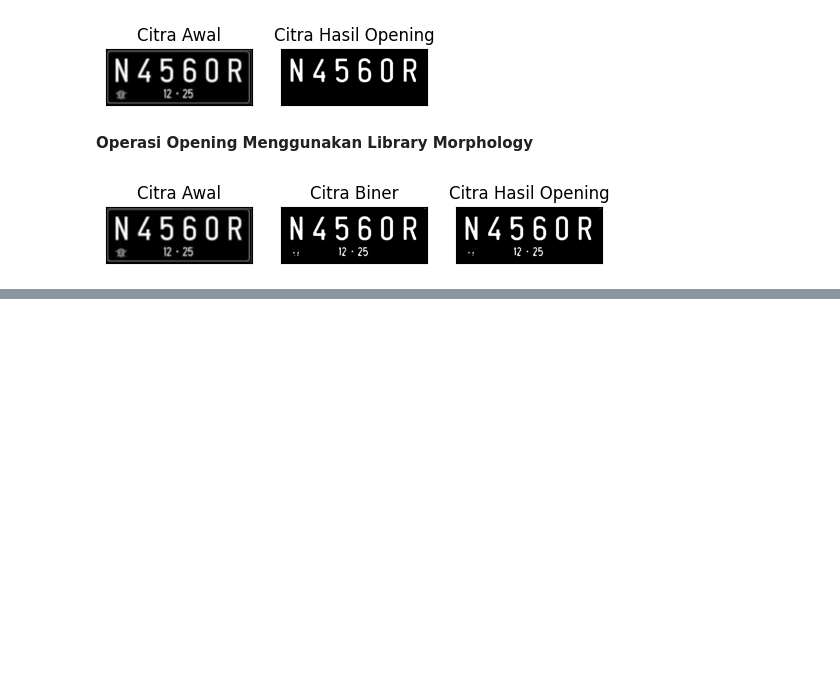
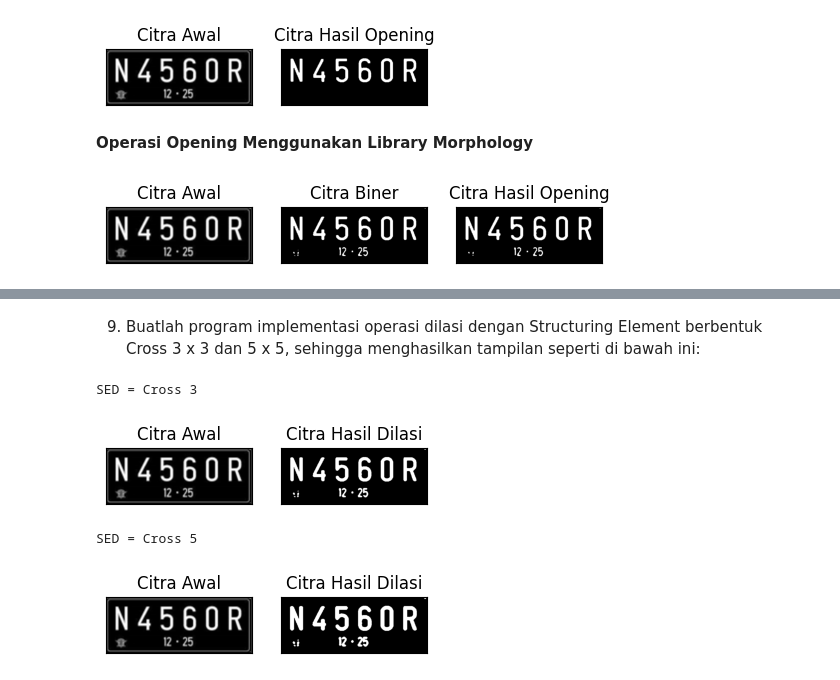
Before and after one commit to RizqiRHuda/PVCK_Semester5, a Jupyter notebook: week8.ipynb, the cells around one changed output, grey strips where cells are left out. Drawn from its saved outputs; the diff is of its cells as text; code cells hidden in the pictures; blank space fills up the shorter version.

```diff
--- a/week8.ipynb
+++ b/week8.ipynb
@@ -171,0 +251,62 @@ plt.show()
+# %% [markdown]
+9. Buatlah program implementasi operasi dilasi dengan Structuring Element berbentuk Cross 3 x 3  dan 5 x 5, sehingga menghasilkan tampilan seperti di bawah ini:
+# %%
+
+import cv2
+import numpy as np
+import matplotlib.pyplot as plt
+
+# Dilasi Cross SED nilai w tidak otomatis menjadi SED (kernel)
+def dilasi_citra(F, w, SED):
+    p, q = F.shape
+    imgD = np.zeros((p, q), dtype=np.uint8)
+    constant1 = (w - 1) // 2
+
+    for i in range(constant1, p - constant1):
+        for j in range(constant1, q - constant1):
+            temp = F[i - constant1:i + constant1 + 1, j - constant1:j + constant1 + 1]
+            product = temp * SED
+            imgD[i, j] = np.max(product)
+
+    return imgD
+
+# SED = Cross 3
+SED_3 = np.array([[0, 1, 0], [1, 1, 1], [0, 1, 0]], dtype=np.uint8)
+
+print('SED = Cross 3')
+
+img_d = cv2.imread('/content/drive/MyDrive/img_python/content/img_week8/plat nomer.jpg',0)
+ret, thresh = cv2.threshold(img_d, 127, 225, cv2.THRESH_BINARY)
+w = 3
+imgD = dilasi_citra(thresh, w, SED_3)
+
+plt.subplot(131), plt.imshow(img_d, cmap='gray')
+plt.title('Citra Awal'), plt.xticks([]), plt.yticks([])
+plt.subplot(132), plt.imshow(imgD, cmap='gray')
+plt.title('Citra Hasil Dilasi'), plt.xticks([]), plt.yticks([])
+plt.show()
+
+# SED = Cross 5
+SED_5 = np.array([[0, 0, 1, 0, 0],
+                 [0, 0, 1, 0, 0],
+                 [1, 1, 1, 1, 1],
+                 [0, 0, 1, 0, 0],
+                 [0, 0, 1, 0, 0]], dtype=np.uint8)
+
+print('SED = Cross 5')
+
+img_d = cv2.imread('/content/drive/MyDrive/img_python/content/img_week8/plat nomer.jpg',0)
+ret, thresh = cv2.threshold(img_d, 127, 225, cv2.THRESH_BINARY)
+w = 5
+imgD = dilasi_citra(thresh, w, SED_5)
+
+plt.subplot(131), plt.imshow(img_d, cmap='gray')
+plt.title('Citra Awal'), plt.xticks([]), plt.yticks([])
+plt.subplot(132), plt.imshow(imgD, cmap='gray')
+plt.title('Citra Hasil Dilasi'), plt.xticks([]), plt.yticks([])
+plt.show()
+# %% [output]
+SED = Cross 3
+[figure, added]
+SED = Cross 5
+[figure, added]
```
Also changed, not shown: parts of 21 cells of this notebook.
